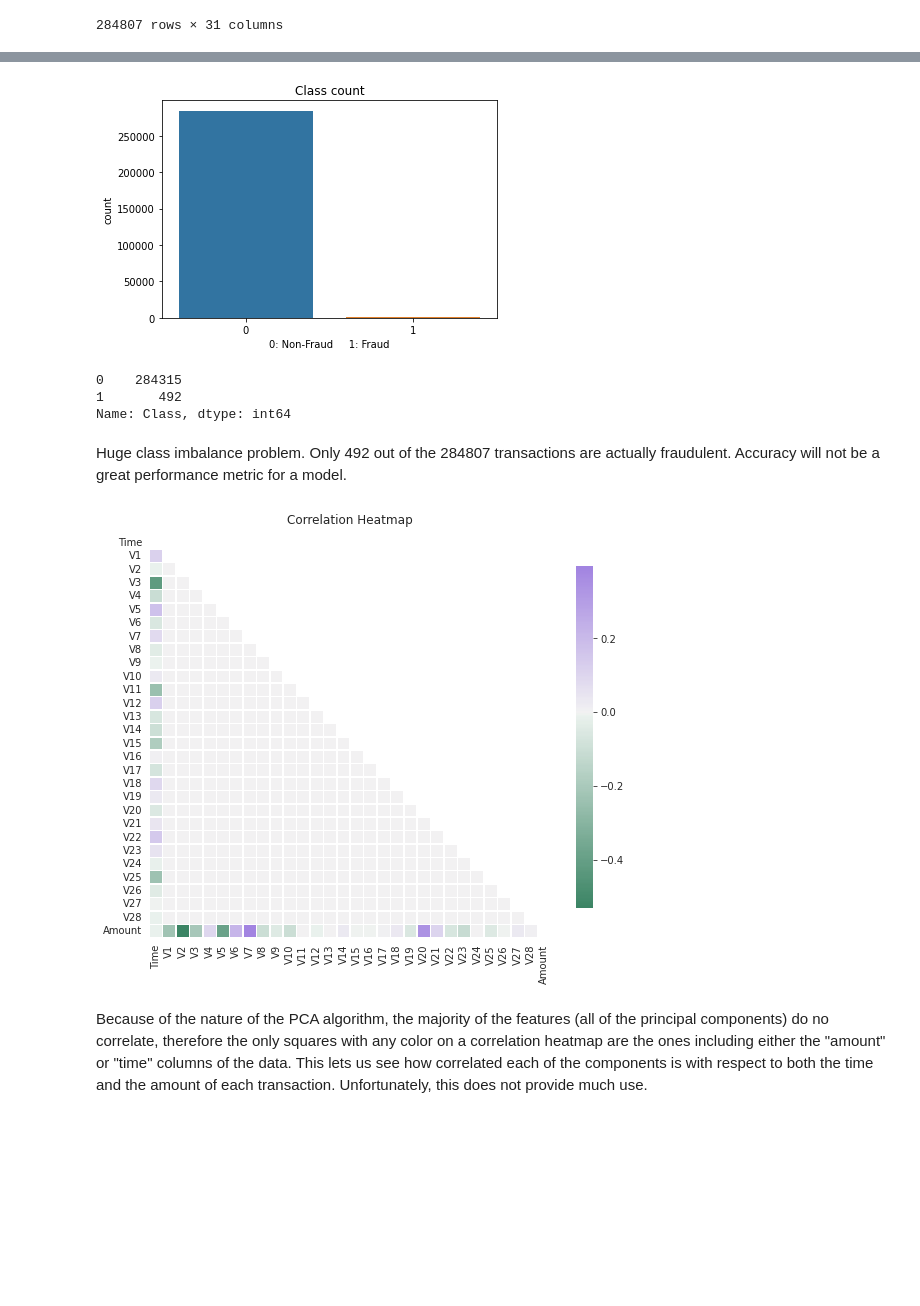
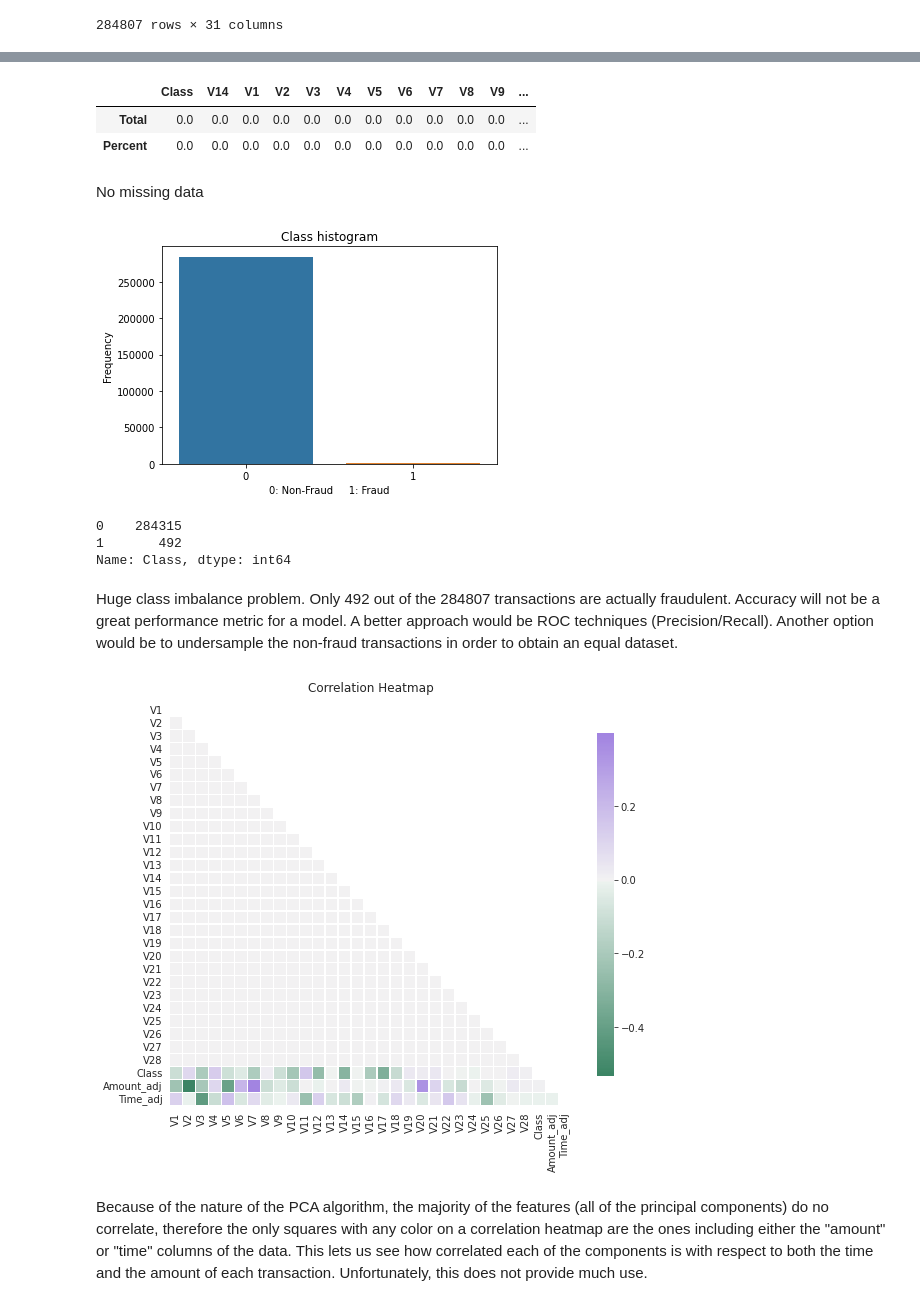
Before and after one commit to adelevski/machine-learning, a Jupyter notebook: CreditCardFraudDetection/log_reg-sklearn.ipynb, the cells around one changed output, grey strips where cells are left out. Drawn from its saved outputs; the diff is of its cells as text; code cells hidden in the pictures; blank space fills up the shorter version.

```diff
--- a/CreditCardFraudDetection/log_reg-sklearn.ipynb
+++ b/CreditCardFraudDetection/log_reg-sklearn.ipynb
@@ -67,7 +88,17 @@ There are 284807 rows of data and 31 columns. The columns are: a 'Time' column w
+# %%
+total = df.isnull().sum().sort_values(ascending = False)
+percent = (df.isnull().sum()/df.isnull().count()*100).sort_values(ascending = False)
+pd.concat([total, percent], axis=1, keys=['Total', 'Percent']).transpose()
+# %% [output]
+|  | Class | V14 | V1 | V2 | V3 | V4 | V5 | V6 | V7 | V8 | V9 | ... |
+| Total | 0.0 | 0.0 | 0.0 | 0.0 | 0.0 | 0.0 | 0.0 | 0.0 | 0.0 | 0.0 | 0.0 | ... |
+| Percent | 0.0 | 0.0 | 0.0 | 0.0 | 0.0 | 0.0 | 0.0 | 0.0 | 0.0 | 0.0 | 0.0 | ... |
+# %% [markdown]
+No missing data
 # %%
-ax = sns.countplot(x=df.Class, data=df).set(title='Class count', xlabel='0: Non-Fraud     1: Fraud')
+ax = sns.countplot(x=df.Class, data=df).set(title='Class histogram', xlabel='0: Non-Fraud     1: Fraud', ylabel='Frequency')
 # %% [output]
-[figure, old version]
+[figure, new version]
 # %%
 df.Class.value_counts()
 # %% [output]
@@ -75,4 +106,4 @@ df.Class.value_counts()
 1       492
 Name: Class, dtype: int64
 # %% [markdown]
-Huge class imbalance problem. Only 492 out of the 284807 transactions are actually fraudulent. Accuracy will not be a great performance metric for a model.
+Huge class imbalance problem. Only 492 out of the 284807 transactions are actually fraudulent. Accuracy will not be a great performance metric for a model. A better approach would be ROC techniques (Precision/Recall). Another option would be to undersample the non-fraud transactions in order to obtain an equal dataset.
@@ -83,16 +110,23 @@ y = df.Class.values          # label vector (only class column values)
+# %%
+# Scaling the 'Amount' and 'Time' columns
+
+df['Amount_adj'] = StandardScaler().fit_transform(df['Amount'].values.reshape(-1, 1))
+df['Time_adj'] = StandardScaler().fit_transform(df['Time'].values.reshape(-1, 1))
+
+df.drop(columns=['Amount', 'Time'], inplace=True)
 # %%
-corr = X.corr() # Correlation Matrix
+corr = df.corr() # Correlation Matrix
 
 mask = np.zeros_like(corr)
 mask[np.triu_indices_from(mask)] = True  # Making sure we only get bottom left triangle of correlations
 
 cmap = sns.diverging_palette(150, 275, as_cmap=True) # Nicer color map
 
 with sns.axes_style("white"):            # Hiding masked part
     f, ax = plt.subplots(figsize=(9, 9))
     ax = sns.heatmap(corr, mask=mask, square=True, cmap=cmap, center=0, linewidths=0.5, cbar_kws={"shrink": 0.7})
     ax.set_title('Correlation Heatmap', fontdict={'fontsize':12}, pad=12);
 # %% [output]
-[figure, old version]
+[figure, new version]
 # %% [markdown]
 Because of the nature of the PCA algorithm, the majority of the features (all of the principal components) do no correlate, therefore the only squares with any color on a correlation heatmap are the ones including either the "amount" or "time" columns of the data. This lets us see how correlated each of the components is with respect to both the time and the amount of each transaction. Unfortunately, this does not provide much use.
```
Also changed, not shown: parts of 46 cells of this notebook.
